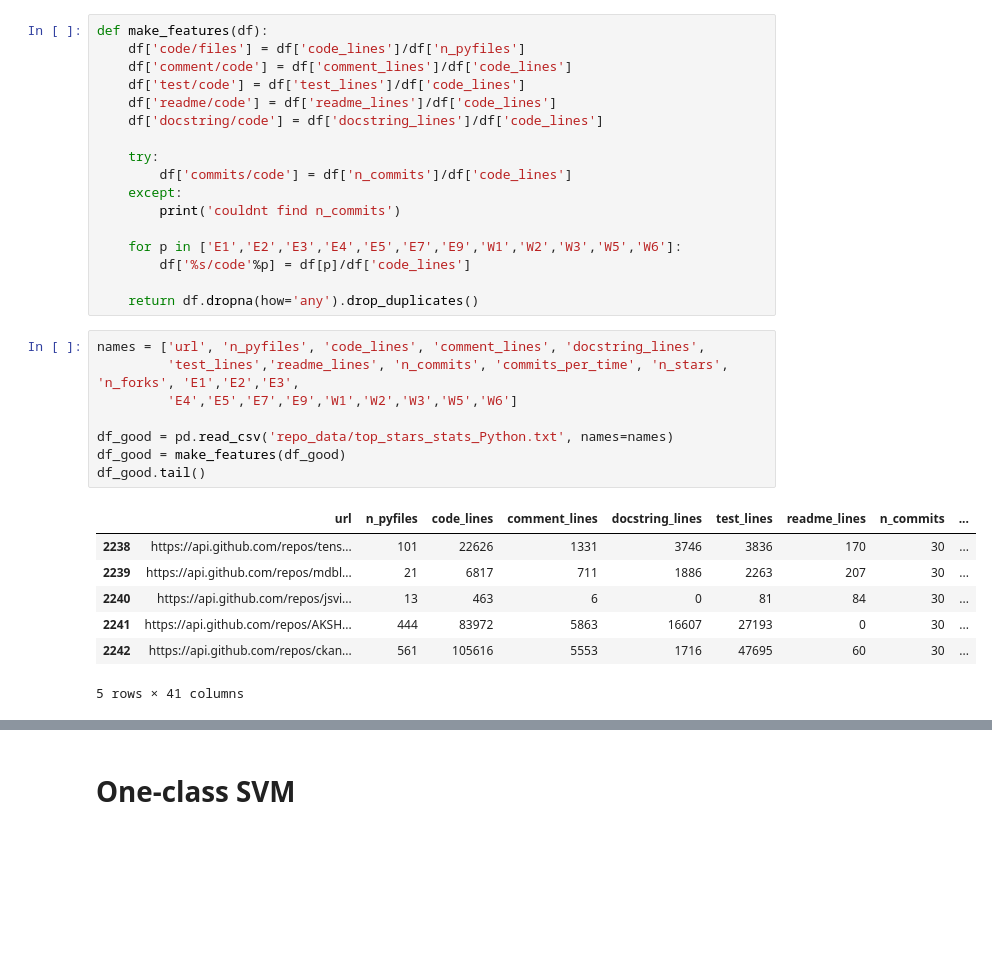
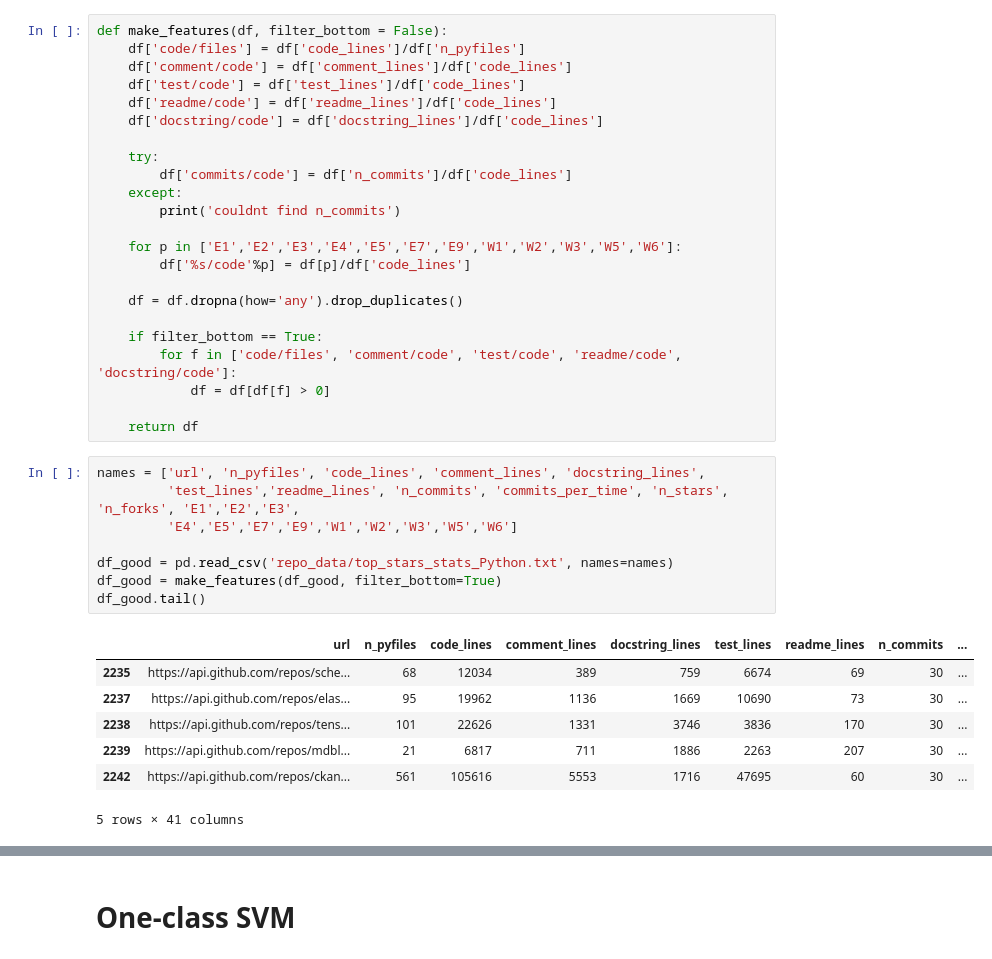
Before and after one commit to silburt/git-screened, a Jupyter notebook: Modeling.ipynb, the cells around one changed output, grey strips where cells are left out. Saved outputs shown, nothing was run; the diff lists cells and outputs as text; blank space fills up the shorter version.

```diff
--- a/Modeling.ipynb
+++ b/Modeling.ipynb
@@ -6,5 +10,5 @@ import numpy as np
 # %%
-def make_features(df):
+def make_features(df, filter_bottom = False):
     df['code/files'] = df['code_lines']/df['n_pyfiles']
     df['comment/code'] = df['comment_lines']/df['code_lines']
     df['test/code'] = df['test_lines']/df['code_lines']
@@ -19,21 +23,27 @@ def make_features(df):
     for p in ['E1','E2','E3','E4','E5','E7','E9','W1','W2','W3','W5','W6']:
         df['%s/code'%p] = df[p]/df['code_lines']
 
-    return df.dropna(how='any').drop_duplicates()
+    df = df.dropna(how='any').drop_duplicates()
+
+    if filter_bottom == True:
+        for f in ['code/files', 'comment/code', 'test/code', 'readme/code', 'docstring/code']:
+            df = df[df[f] > 0]
+
+    return df
 # %%
 names = ['url', 'n_pyfiles', 'code_lines', 'comment_lines', 'docstring_lines',
          'test_lines','readme_lines', 'n_commits', 'commits_per_time', 'n_stars', 'n_forks', 'E1','E2','E3',
          'E4','E5','E7','E9','W1','W2','W3','W5','W6']
 
 df_good = pd.read_csv('repo_data/top_stars_stats_Python.txt', names=names)
-df_good = make_features(df_good)
+df_good = make_features(df_good, filter_bottom=True)
 df_good.tail()
 # %% [output]
 |  | url | n_pyfiles | code_lines | comment_lines | docstring_lines | test_lines | readme_lines | n_commits | ... |
+| 2235 | https://api.github.com/repos/sche... | 68 | 12034 | 389 | 759 | 6674 | 69 | 30 | ... |
+| 2237 | https://api.github.com/repos/elas... | 95 | 19962 | 1136 | 1669 | 10690 | 73 | 30 | ... |
 | 2238 | https://api.github.com/repos/tens... | 101 | 22626 | 1331 | 3746 | 3836 | 170 | 30 | ... |
 | 2239 | https://api.github.com/repos/mdbl... | 21 | 6817 | 711 | 1886 | 2263 | 207 | 30 | ... |
-| 2240 | https://api.github.com/repos/jsvi... | 13 | 463 | 6 | 0 | 81 | 84 | 30 | ... |
-| 2241 | https://api.github.com/repos/AKSH... | 444 | 83972 | 5863 | 16607 | 27193 | 0 | 30 | ... |
 | 2242 | https://api.github.com/repos/ckan... | 561 | 105616 | 5553 | 1716 | 47695 | 60 | 30 | ... |
 5 rows × 41 columns
 # %%
```
Also changed, not shown: parts of 14 cells of this notebook, 8 other files.
